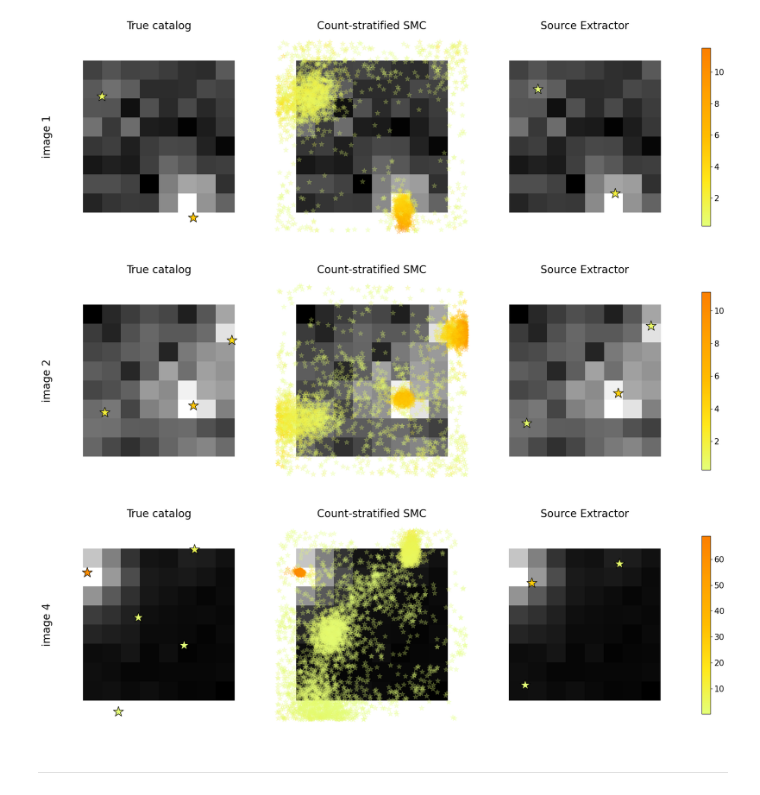
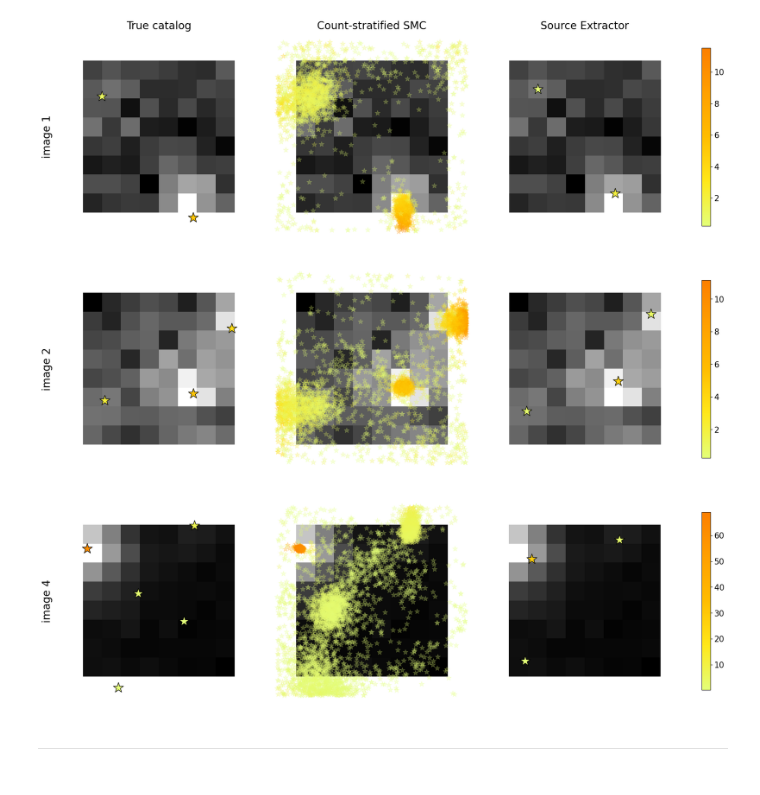
Before and after one commit to timwhite0/smcdet, a Jupyter notebook: experiments/manuscript/m71synthetic_manyimages/results/results.ipynb, the cells around one changed output. Cells and saved outputs as stored; diff of their text form; code cells hidden in the pictures.

Commit message:
Fix detection plot labels

```diff
--- a/experiments/manuscript/m71synthetic_manyimages/results/results.ipynb
+++ b/experiments/manuscript/m71synthetic_manyimages/results/results.ipynb
@@ -390,19 +390,19 @@ fig.savefig('figures/m71synth_detections_count2_all.png', dpi = 250, transparent
 # %%
 idx = torch.where(unpruned_counts == 3)[0][38]
 
-fig = plot_detections(image_index = idx, smc_cat_idx = "all", smc_star_size=smc_star_size, smc_star_alpha = smc_star_alpha, arcsinh=False, ylabel = "image 2")
+fig = plot_detections(image_index = idx, smc_cat_idx = "all", smc_star_size=smc_star_size, smc_star_alpha = smc_star_alpha, arcsinh=False, title = False, ylabel = "image 2")
 
 fig.savefig('figures/m71synth_detections_count3_all.png', dpi = 250, transparent = True, bbox_inches = 'tight', pad_inches = 0)
 # %% [output]
-[figure, old version]
+[figure, new version]
 # %%
 idx = torch.where(unpruned_counts == 5)[0][55]
 
-fig = plot_detections(image_index = idx, smc_cat_idx = "all", smc_star_size=smc_star_size, smc_star_alpha = smc_star_alpha, arcsinh=False, ylabel = "image 4")
+fig = plot_detections(image_index = idx, smc_cat_idx = "all", smc_star_size=smc_star_size, smc_star_alpha = smc_star_alpha, arcsinh=False, title = False, ylabel = "image 4")
 
 fig.savefig('figures/m71synth_detections_count5_all.png', dpi = 250, transparent = True, bbox_inches = 'tight', pad_inches = 0)
 # %% [output]
-[figure, old version]
+[figure, new version]
 # %% [markdown]
 ---
 # %% [markdown]
```
